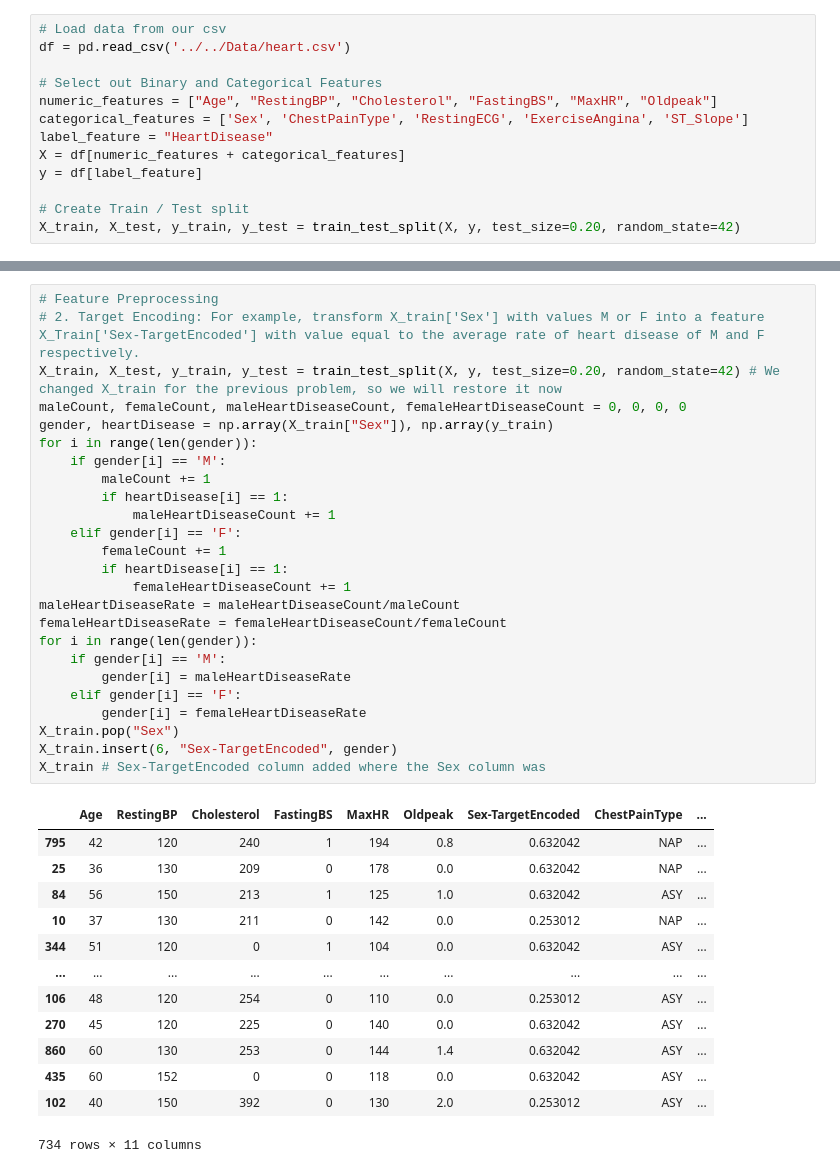
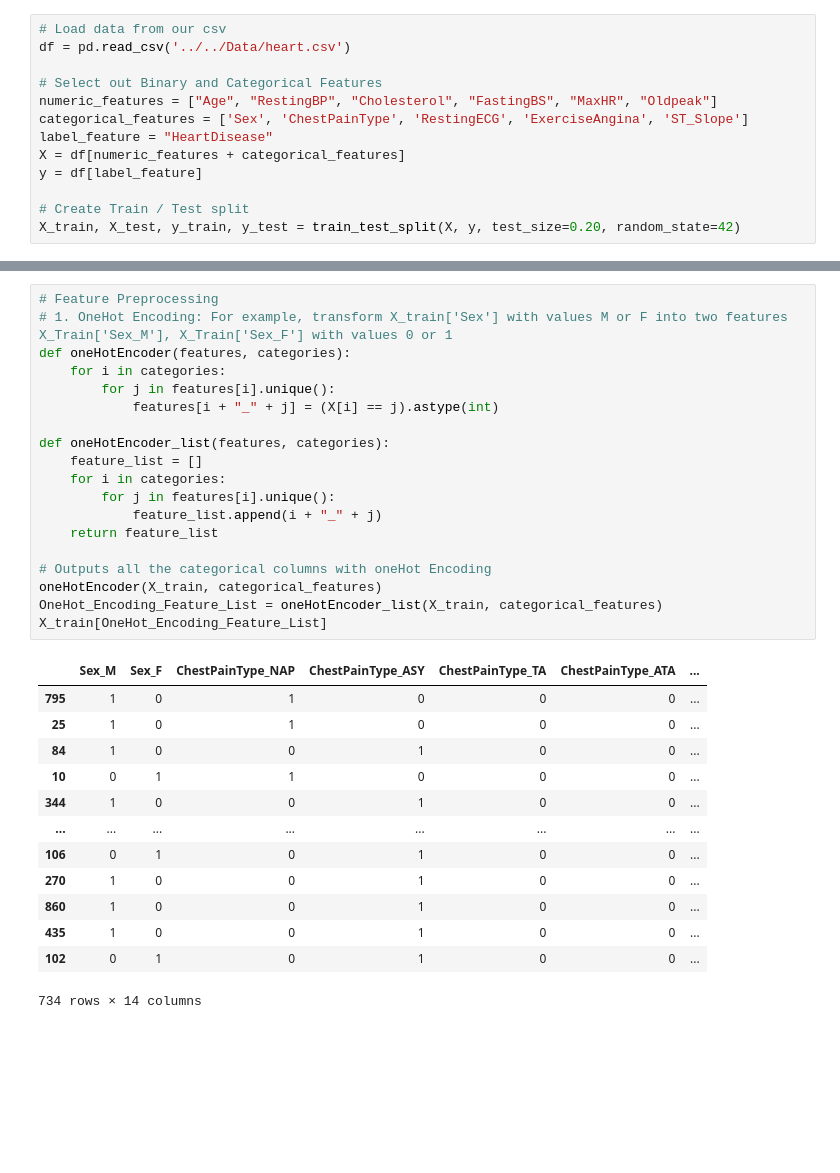
Before and after one commit to Azwadd/CS_59866, a Jupyter notebook: Homeworks/Homework 3/HW03.ipynb, the cells around one changed output, grey strips where cells are left out. Drawn from its saved outputs; the diff is of its cells as text; blank space fills up the shorter version.

```diff
--- a/Homeworks/Homework 3/HW03.ipynb
+++ b/Homeworks/Homework 3/HW03.ipynb
@@ -173,39 +144,33 @@ X_train # X_train now has Sex_M and Sex_F columns and these columns are fitted w
-# %%
-# Feature Preprocessing
-# 2. Target Encoding: For example, transform X_train['Sex'] with values M or F into a feature X_Train['Sex-TargetEncoded'] with value equal to the average rate of heart disease of M and F respectively.
-X_train, X_test, y_train, y_test = train_test_split(X, y, test_size=0.20, random_state=42) # We changed X_train for the previous problem, so we will restore it now
-maleCount, femaleCount, maleHeartDiseaseCount, femaleHeartDiseaseCount = 0, 0, 0, 0
-gender, heartDisease = np.array(X_train["Sex"]), np.array(y_train)
-for i in range(len(gender)):
-    if gender[i] == 'M':
-        maleCount += 1
-        if heartDisease[i] == 1:
-            maleHeartDiseaseCount += 1
-    elif gender[i] == 'F':
-        femaleCount += 1
-        if heartDisease[i] == 1:
-            femaleHeartDiseaseCount += 1
-maleHeartDiseaseRate = maleHeartDiseaseCount/maleCount
-femaleHeartDiseaseRate = femaleHeartDiseaseCount/femaleCount
-for i in range(len(gender)):
-    if gender[i] == 'M':
-        gender[i] = maleHeartDiseaseRate
-    elif gender[i] == 'F':
-        gender[i] = femaleHeartDiseaseRate
-X_train.pop("Sex")
-X_train.insert(6, "Sex-TargetEncoded", gender)
-X_train # Sex-TargetEncoded column added where the Sex column was
-# %% [output]
-|  | Age | RestingBP | Cholesterol | FastingBS | MaxHR | Oldpeak | Sex-TargetEncoded | ChestPainType | ... |
-| 795 | 42 | 120 | 240 | 1 | 194 | 0.8 | 0.632042 | NAP | ... |
-| 25 | 36 | 130 | 209 | 0 | 178 | 0.0 | 0.632042 | NAP | ... |
-| 84 | 56 | 150 | 213 | 1 | 125 | 1.0 | 0.632042 | ASY | ... |
-| 10 | 37 | 130 | 211 | 0 | 142 | 0.0 | 0.253012 | NAP | ... |
-| 344 | 51 | 120 | 0 | 1 | 104 | 0.0 | 0.632042 | ASY | ... |
-| ... | ... | ... | ... | ... | ... | ... | ... | ... | ... |
-| 106 | 48 | 120 | 254 | 0 | 110 | 0.0 | 0.253012 | ASY | ... |
-| 270 | 45 | 120 | 225 | 0 | 140 | 0.0 | 0.632042 | ASY | ... |
-| 860 | 60 | 130 | 253 | 0 | 144 | 1.4 | 0.632042 | ASY | ... |
-| 435 | 60 | 152 | 0 | 0 | 118 | 0.0 | 0.632042 | ASY | ... |
-| 102 | 40 | 150 | 392 | 0 | 130 | 2.0 | 0.253012 | ASY | ... |
-734 rows × 11 columns
+# %%
+# Feature Preprocessing
+# 1. OneHot Encoding: For example, transform X_train['Sex'] with values M or F into two features X_Train['Sex_M'], X_Train['Sex_F'] with values 0 or 1
+def oneHotEncoder(features, categories):
+    for i in categories:
+        for j in features[i].unique():
+            features[i + "_" + j] = (X[i] == j).astype(int)
+
+def oneHotEncoder_list(features, categories):
+    feature_list = []
+    for i in categories:
+        for j in features[i].unique():
+            feature_list.append(i + "_" + j)
+    return feature_list
+
+# Outputs all the categorical columns with oneHot Encoding
+oneHotEncoder(X_train, categorical_features)
+OneHot_Encoding_Feature_List = oneHotEncoder_list(X_train, categorical_features)
+X_train[OneHot_Encoding_Feature_List]
+# %% [output]
+|  | Sex_M | Sex_F | ChestPainType_NAP | ChestPainType_ASY | ChestPainType_TA | ChestPainType_ATA | ... |
+| 795 | 1 | 0 | 1 | 0 | 0 | 0 | ... |
+| 25 | 1 | 0 | 1 | 0 | 0 | 0 | ... |
+| 84 | 1 | 0 | 0 | 1 | 0 | 0 | ... |
+| 10 | 0 | 1 | 1 | 0 | 0 | 0 | ... |
+| 344 | 1 | 0 | 0 | 1 | 0 | 0 | ... |
+| ... | ... | ... | ... | ... | ... | ... | ... |
+| 106 | 0 | 1 | 0 | 1 | 0 | 0 | ... |
+| 270 | 1 | 0 | 0 | 1 | 0 | 0 | ... |
+| 860 | 1 | 0 | 0 | 1 | 0 | 0 | ... |
+| 435 | 1 | 0 | 0 | 1 | 0 | 0 | ... |
+| 102 | 0 | 1 | 0 | 1 | 0 | 0 | ... |
+734 rows × 14 columns
```
Also changed, not shown: parts of 12 cells of this notebook.
